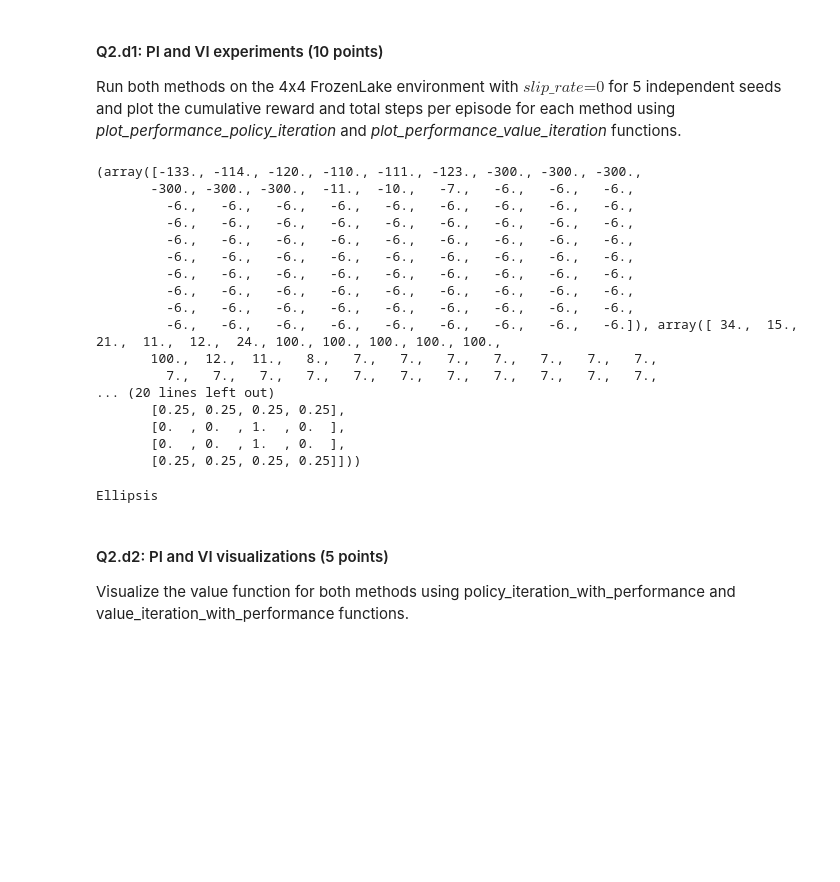
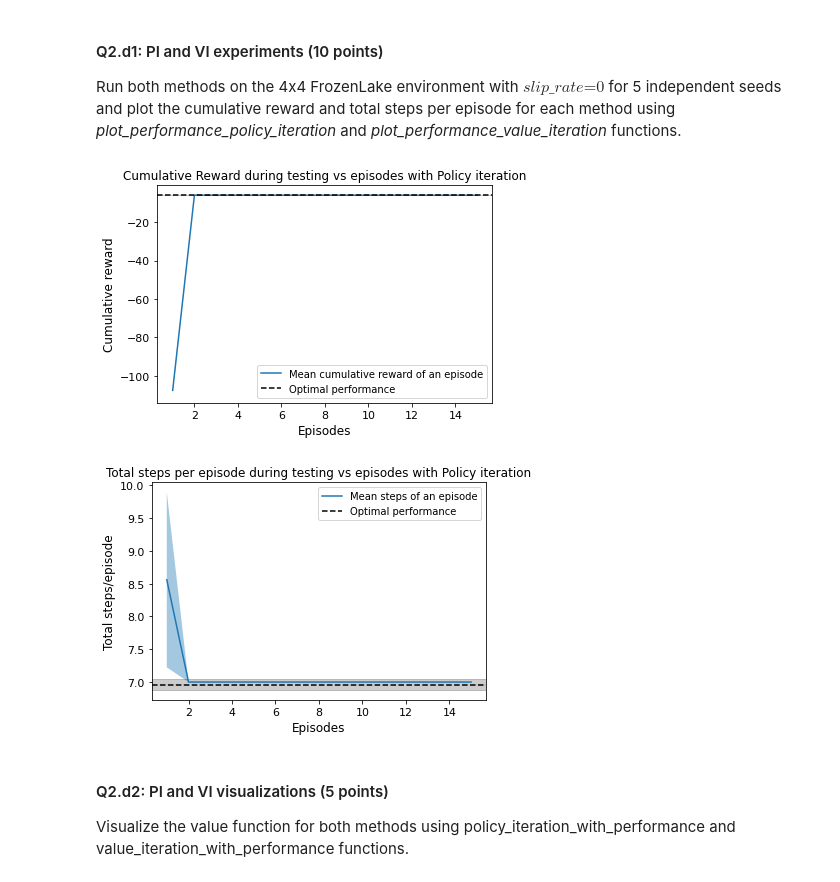
Before and after one commit to LatentDream/reinforcement-learning-intro, a Jupyter notebook: Assignment_1/main.ipynb, the cells around one changed output. Cells and saved outputs as stored; diff of their text form; code cells hidden in the pictures; blank space fills up the shorter version.

```diff
--- a/Assignment_1/main.ipynb
+++ b/Assignment_1/main.ipynb
@@ -971,14 +971,14 @@ def policy_evaluation(environment, policy, theta=1e-8):
     # ----------------------------------------------
     while True:
         delta = 0
-        for state in range(environment.observation_space.n):
+        for state in range(environment.nS):
             v = 0
             # V(s) <- Sum_a pi(a|s) Sum_s'_r P(s',r|s,a)[r+yV(s')]
             for action in range(environment.nA):
                 action_prob = policy[state][action]
                 for prob, next_state, reward, done in environment.P[state][action]:
-                    v += action_prob * prob * (reward + discount * Value_fn[next_state])
-
+                    v += action_prob * prob * (reward) if done else \
+                         action_prob * prob * (reward + discount * Value_fn[next_state])
             delta = max(delta, np.abs(v - Value_fn[state]))
             Value_fn[state] = v
         if delta < theta:
@@ -1235,34 +1236,17 @@ Run both methods on the 4x4 FrozenLake environment with $\textit{slip_rate=0}$ f
 # %%
 env=FrozenLakeEnv(map_name="4x4", slip_rate=0)
 # PI
 # ----------------------------------------------
-a = policy_iteration_with_performance(env)
-print(a)
+plot_performance_policy_iteration(env)
 # ----------------------------------------------
 
 # VI
 # ----------------------------------------------
-...
+# plot_performance_value_iteration(env)
 # ----------------------------------------------
 # %% [output]
-(array([-133., -114., -120., -110., -111., -123., -300., -300., -300.,
-       -300., -300., -300.,  -11.,  -10.,   -7.,   -6.,   -6.,   -6.,
-         -6.,   -6.,   -6.,   -6.,   -6.,   -6.,   -6.,   -6.,   -6.,
-         -6.,   -6.,   -6.,   -6.,   -6.,   -6.,   -6.,   -6.,   -6.,
-         -6.,   -6.,   -6.,   -6.,   -6.,   -6.,   -6.,   -6.,   -6.,
-         -6.,   -6.,   -6.,   -6.,   -6.,   -6.,   -6.,   -6.,   -6.,
-         -6.,   -6.,   -6.,   -6.,   -6.,   -6.,   -6.,   -6.,   -6.,
-         -6.,   -6.,   -6.,   -6.,   -6.,   -6.,   -6.,   -6.,   -6.,
-         -6.,   -6.,   -6.,   -6.,   -6.,   -6.,   -6.,   -6.,   -6.,
-         -6.,   -6.,   -6.,   -6.,   -6.,   -6.,   -6.,   -6.,   -6.]), array([ 34.,  15.,  21.,  11.,  12.,  24., 100., 100., 100., 100., 100.,
-       100.,  12.,  11.,   8.,   7.,   7.,   7.,   7.,   7.,   7.,   7.,
-         7.,   7.,   7.,   7.,   7.,   7.,   7.,   7.,   7.,   7.,   7.,
-... (20 lines left out)
-       [0.25, 0.25, 0.25, 0.25],
-       [0.  , 0.  , 1.  , 0.  ],
-       [0.  , 0.  , 1.  , 0.  ],
-       [0.25, 0.25, 0.25, 0.25]]))
-Ellipsis
+[figure, added]
+[figure, added]
 # %% [markdown]
 #### Q2.d2: PI and VI visualizations (5 points)
 Visualize the value function for both methods using policy_iteration_with_performance and value_iteration_with_performance functions.
```
Also changed, not shown: parts of 6 cells of this notebook.
